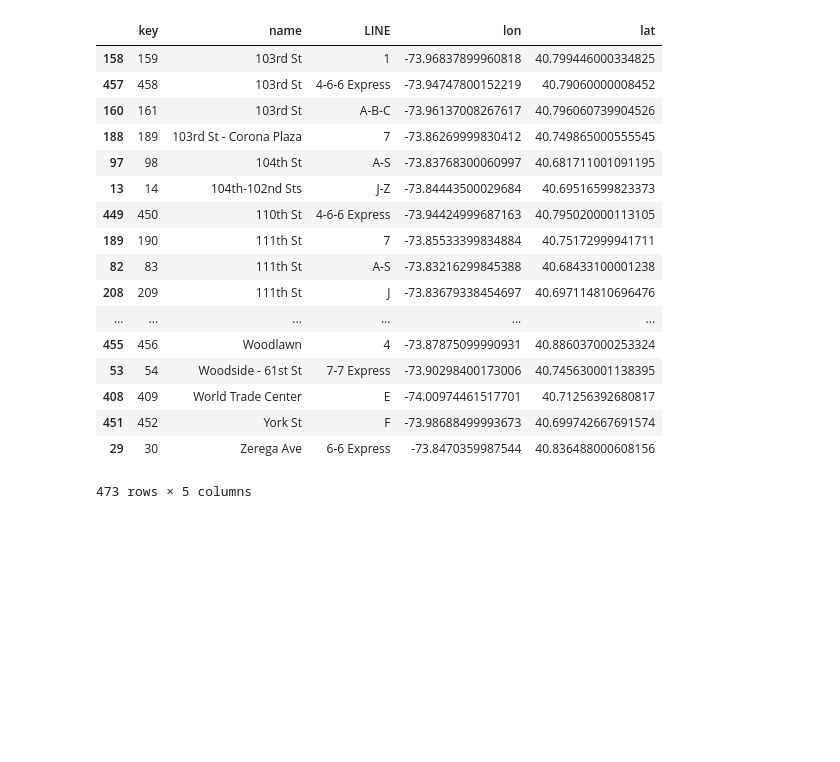
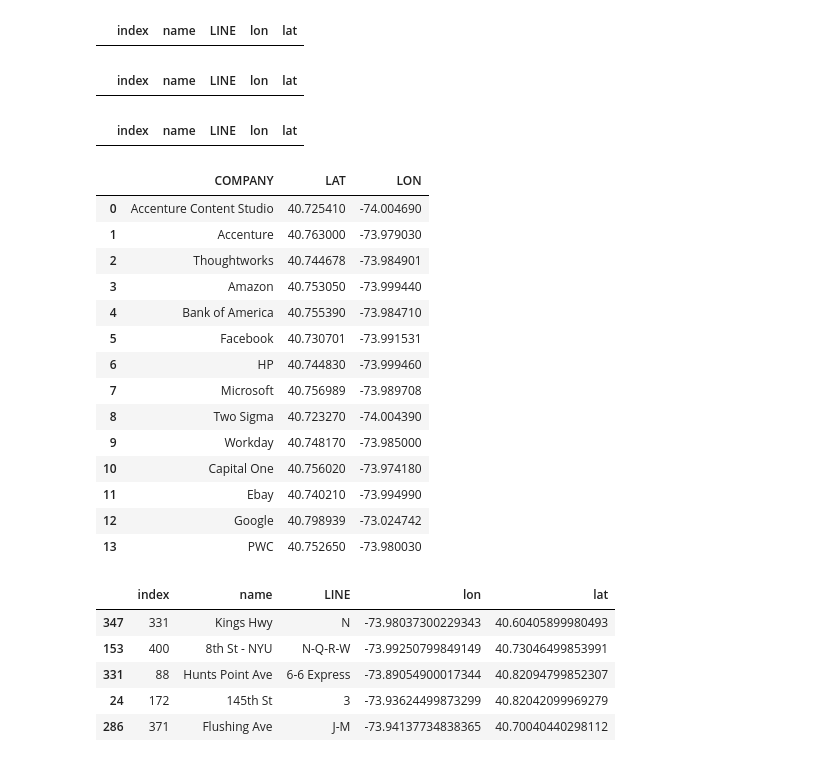
Before and after one commit to jason-sa/Toucans, a Jupyter notebook: read_mta_stations.ipynb, the cells around one changed output. Drawn from its saved outputs; the diff is of its cells as text; code cells hidden in the pictures; blank space fills up the shorter version.

```diff
--- a/read_mta_stations.ipynb
+++ b/read_mta_stations.ipynb
@@ -11,8 +12,8 @@ def read_mta_stations():
 
     df["lon"] = df.location.str.split().str.get(1).str.strip('(')
     df["lat"] = df.location.str.split().str.get(2).str.strip(')')
-    df = df[["key","name","LINE","lon","lat"]]
-    df = df.sort_values(["name","LINE"], ascending = [True, True])
+    df = df[["name","LINE","lon","lat"]]
+    df = df.sort_values(["name","LINE"], ascending = [True, True]).reset_index()
 
     return df
 
@@ -21,3 +22,15 @@ def read_mta_stations():
     '''
 # %%
 stations = read_mta_stations()
+# %%
+stations[stations.name.isnull()]
+# %% [output]
+|  | index | name | LINE | lon | lat |
+# %%
+stations[stations.lon.isnull()]
+# %% [output]
+|  | index | name | LINE | lon | lat |
+# %%
+stations[stations.lat.isnull()]
+# %% [output]
+|  | index | name | LINE | lon | lat |
@@ -24,21 +39,27 @@ stations = read_mta_stations()
+# %%
+companies
+# %% [output]
+|  | COMPANY | LAT | LON |
+| 0 | Accenture Content Studio | 40.725410 | -74.004690 |
+| 1 | Accenture | 40.763000 | -73.979030 |
+| 2 | Thoughtworks | 40.744678 | -73.984901 |
+| 3 | Amazon | 40.753050 | -73.999440 |
+| 4 | Bank of America | 40.755390 | -73.984710 |
+| 5 | Facebook | 40.730701 | -73.991531 |
+| 6 | HP | 40.744830 | -73.999460 |
+| 7 | Microsoft | 40.756989 | -73.989708 |
+| 8 | Two Sigma | 40.723270 | -74.004390 |
+| 9 | Workday | 40.748170 | -73.985000 |
+| 10 | Capital One | 40.756020 | -73.974180 |
+| 11 | Ebay | 40.740210 | -73.994990 |
+| 12 | Google | 40.798939 | -73.024742 |
+| 13 | PWC | 40.752650 | -73.980030 |
 # %%
-stations
+stations.sample(5)
 # %% [output]
-|  | key | name | LINE | lon | lat |
-| 158 | 159 | 103rd St | 1 | -73.96837899960818 | 40.799446000334825 |
-| 457 | 458 | 103rd St | 4-6-6 Express | -73.94747800152219 | 40.79060000008452 |
-| 160 | 161 | 103rd St | A-B-C | -73.96137008267617 | 40.796060739904526 |
-| 188 | 189 | 103rd St - Corona Plaza | 7 | -73.86269999830412 | 40.749865000555545 |
-| 97 | 98 | 104th St | A-S | -73.83768300060997 | 40.681711001091195 |
-| 13 | 14 | 104th-102nd Sts | J-Z | -73.84443500029684 | 40.69516599823373 |
-| 449 | 450 | 110th St | 4-6-6 Express | -73.94424999687163 | 40.795020000113105 |
-| 189 | 190 | 111th St | 7 | -73.85533399834884 | 40.75172999941711 |
-| 82 | 83 | 111th St | A-S | -73.83216299845388 | 40.68433100001238 |
-| 208 | 209 | 111th St | J | -73.83679338454697 | 40.697114810696476 |
-| ... | ... | ... | ... | ... | ... |
-| 455 | 456 | Woodlawn | 4 | -73.87875099990931 | 40.886037000253324 |
-| 53 | 54 | Woodside - 61st St | 7-7 Express | -73.90298400173006 | 40.745630001138395 |
-| 408 | 409 | World Trade Center | E | -74.00974461517701 | 40.71256392680817 |
-| 451 | 452 | York St | F | -73.98688499993673 | 40.699742667691574 |
-| 29 | 30 | Zerega Ave | 6-6 Express | -73.8470359987544 | 40.836488000608156 |
+|  | index | name | LINE | lon | lat |
+| 347 | 331 | Kings Hwy | N | -73.98037300229343 | 40.60405899980493 |
+| 153 | 400 | 8th St - NYU | N-Q-R-W | -73.99250799849149 | 40.73046499853991 |
+| 331 | 88 | Hunts Point Ave | 6-6 Express | -73.89054900017344 | 40.82094799852307 |
+| 24 | 172 | 145th St | 3 | -73.93624499873299 | 40.82042099969279 |
+| 286 | 371 | Flushing Ave | J-M | -73.94137734838365 | 40.70040440298112 |
-473 rows × 5 columns
```
Also changed, not shown: parts of 10 cells of this notebook.
